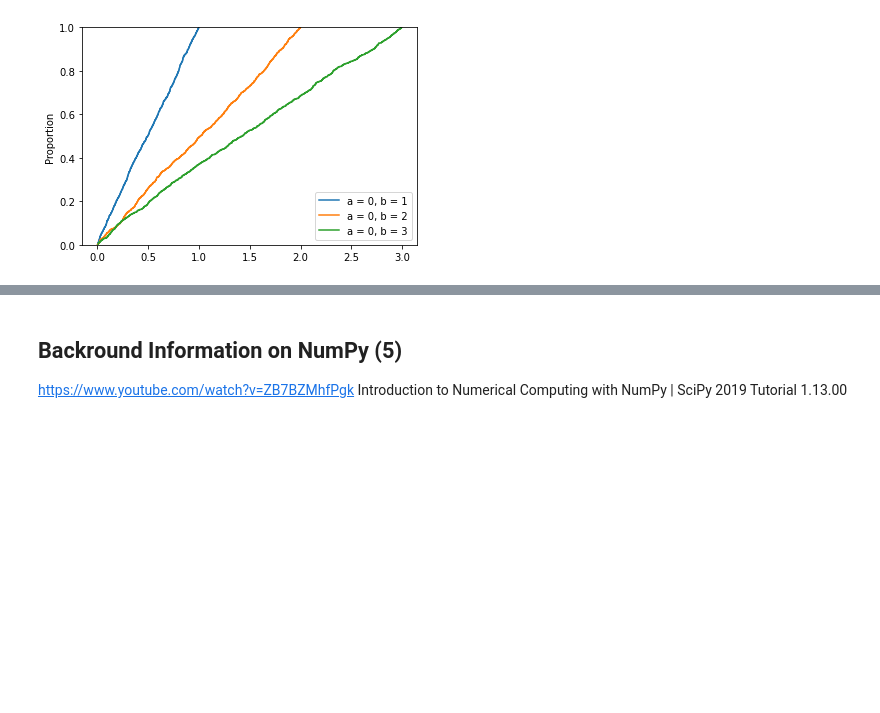
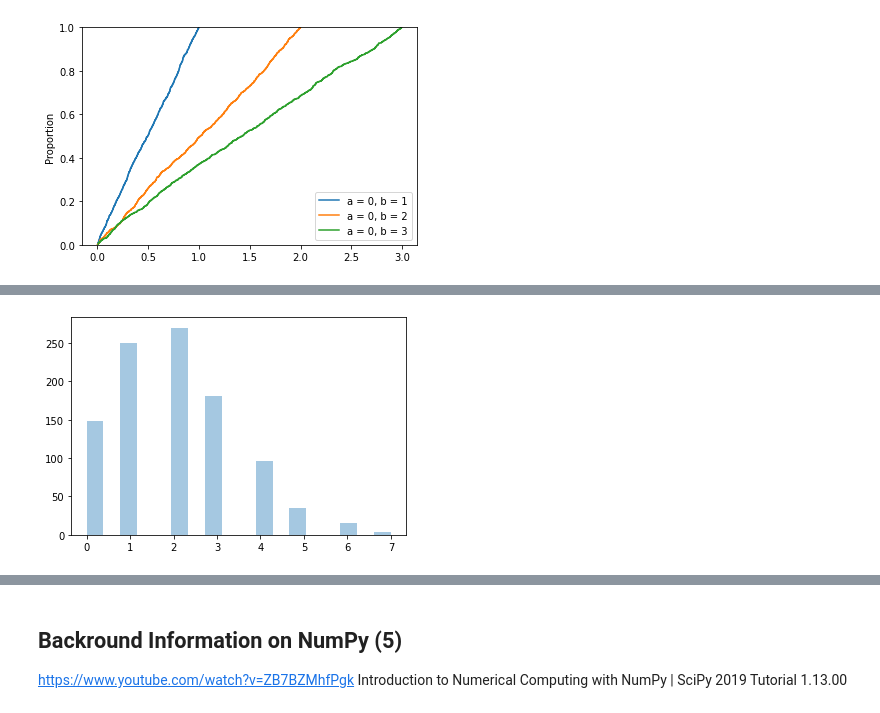
Before and after one commit to katel85/numpy.random-assignment-, a Jupyter notebook: numpy.random.ipynb, the cells around one changed output, grey strips where cells are left out. Drawn from its saved outputs; the diff is of its cells as text; code cells hidden in the pictures; blank space fills up the shorter version.

```diff
--- a/numpy.random.ipynb
+++ b/numpy.random.ipynb
@@ -1322,0 +1346,6 @@ ax.set(xlabel='Uniform Distribution ', ylabel='Frequency')
+# %%
+sns.distplot(random.poisson(lam=2, size=1000), kde=False)
+
+plt.show()
+# %% [output]
+[figure, added]
```
Also changed, not shown: parts of 86 cells of this notebook.
